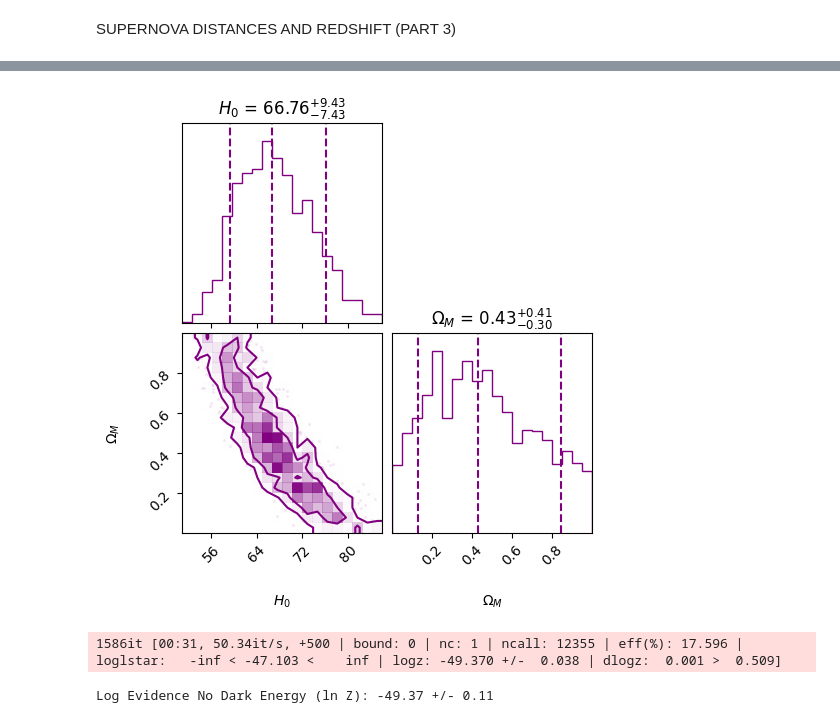
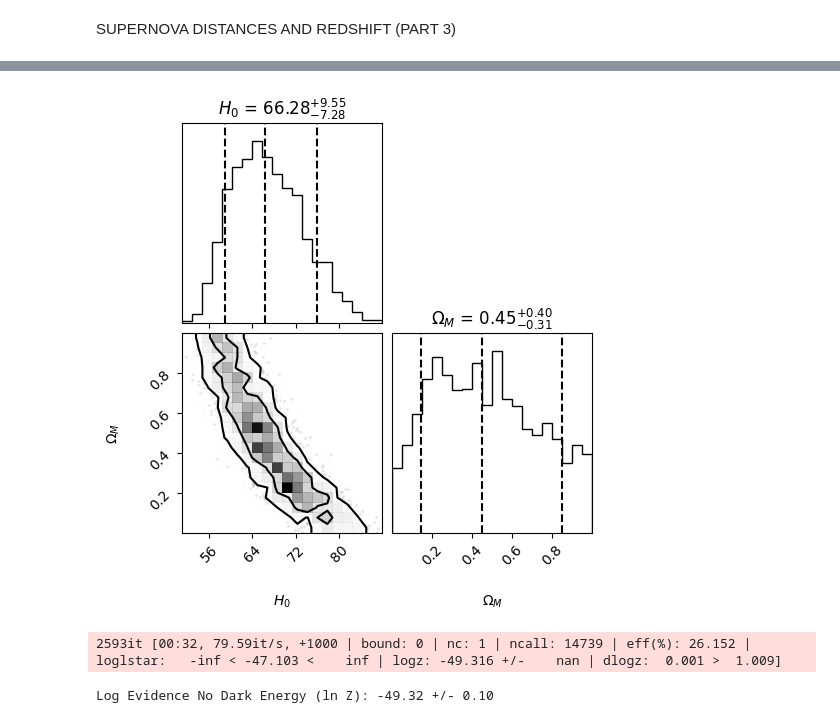
Before and after one commit to tgrisetti/astrostatistics_bicocca_2025, a Jupyter notebook: working/S18.ipynb, the cells around one changed output, grey strips where cells are left out. Drawn from its saved outputs; the diff is of its cells as text; code cells hidden in the pictures.

```diff
--- a/working/S18.ipynb
+++ b/working/S18.ipynb
@@ -401,5 +460,7 @@ State([[6.56461064e+01 3.72705571e-01]
 # %%
-# remoeve burn-in and thin the chains
-burn_in = 100
-tau = sampler.get_autocorr_time()
-emcee_trace = sampler.get_chain(discard=burn_in, thin=int(max(tau)), flat=True)
+#Perform an appropriate burn-in and thinning of the MCMC chain, and plot the posterior distribution of the parameters of the model.
+tau = sampler.get_autocorr_time() #(tau is a vector that contains the autocorrelation time for each parameter)
+burn_in = int(3 * np.max(tau))
+thin = int (np.max(tau)) # thinning factor to reduce the correlation between samples
+
+emcee_trace = sampler.get_chain(discard=burn_in, thin=thin, flat=True)
@@ -447,6 +535,24 @@ plt.show()
 # %%
 # Now we want to compare the previous model with the one without dark energy, i.e. with 0m=0
+
 # Use dynesty to do the model comparison and find the best fit parameters for the model without dark energy. Then plot the two models together in the z-mu plane to see which one fits better the data.
+
+def Log_Likelihood(theta, z_data, mu_data, dmu_data):
+
+    H0, Om = theta # 2 free parameters
+
+    cosmo = FlatLambdaCDM(H0=H0, Om0=Om, Tcmb0=2.725)
+
+    # compute the model distance modulus for all z in the data using the cosmology
+    model_mu = cosmo.distmod(z_data).value
+
+    chi2 = np.sum(((mu_data - model_mu) / dmu_data) ** 2)
+
+    if np.isnan(chi2) or np.isinf(chi2):
+        return -np.inf
+
+    return -0.5 * chi2
+
 
 # Log_Prior with a Prior Transform
 def prior_transform(u):
@@ -463,8 +569,8 @@ def prior_transform(u):
 
 
 def Log_Likelihood_NoDE(theta, z_data, mu_data, dmu_data):
-    # theta only contains H0 as parameter
-    H0 = theta[0]
+
+    H0 = theta[0] #Only 1 parameter (H0)
 
     # Om is strictly 1.0 (No Dark Energy)
     cosmo = FlatLambdaCDM(H0=H0, Om0=1.0, Tcmb0=2.725)
@@ -486,7 +592,7 @@ def prior_transform_NoDE(u):
 
     return theta
 # %%
-# Running the nested sampler for the 1 model (as before)
+# Running the nested sampler for the 1 model (H0 and Om)
 ndim = 2
 
 sampler = dynesty.NestedSampler(
@@ -494,14 +600,14 @@ sampler = dynesty.NestedSampler(
     prior_transform,
     ndim,
     logl_args=(z_sample, mu_sample, dmu),
-    nlive=500
+    nlive=1000
 )
 
 
 sampler.run_nested()
-
 results = sampler.results
 
+# Save the evidence
 logZ = results.logz[-1]
 logZ_err = results.logzerr[-1]
 
@@ -521,23 +627,23 @@ tfig, taxes = dyplot.traceplot(results, labels=labels)
 # %%
 samples = results.samples
-weights = np.exp(results.logwt - results.logz[-1])
+weights = np.exp(results.logwt - results.logz[-1]) # normalized weights (w_i/sum(w_i) but sum(w_i=Z))
+
 
 samples_equal = dyfunc.resample_equal(samples, weights)
 
 fig = corner.corner(
     samples_equal,
     labels=labels,
     quantiles=[0.10, 0.5, 0.90],
     show_titles=True,
     title_fmt=".2f",
     levels=(0.68, 0.95),
-    plot_density=True,
-    color='purple'
+    plot_density=True
 )
 
 fig.show()
 # %% [output]
-[figure, old version]
+[figure, new version]
 # %%
 # Running the nested sampler for the 2 model NoDE
 ndim = 1
@@ -547,7 +653,7 @@ sampler_NoDE = dynesty.NestedSampler(
     prior_transform_NoDE,
     ndim,
     logl_args=(z_sample, mu_sample, dmu),
-    nlive=500
+    nlive=1000
 )
 
 
@@ -555,13 +661,13 @@ sampler_NoDE.run_nested()
 
 results_NoDE = sampler_NoDE.results
 
-logZ = results_NoDE.logz[-1]
-logZ_err = results_NoDE.logzerr[-1]
+logZ_noDE = results_NoDE.logz[-1]
+logZ_err_noDE = results_NoDE.logzerr[-1]
 
-print(f"Log Evidence No Dark Energy (ln Z): {logZ:.2f} +/- {logZ_err:.2f}")
+print(f"Log Evidence No Dark Energy (ln Z): {logZ_noDE:.2f} +/- {logZ_err_noDE:.2f}")
 # %% [output]
-1586it [00:31, 50.34it/s, +500 | bound: 0 | nc: 1 | ncall: 12355 | eff(%): 17.596 | loglstar:   -inf < -47.103 <    inf | logz: -49.370 +/-  0.038 | dlogz:  0.001 >  0.509]
+2593it [00:32, 79.59it/s, +1000 | bound: 0 | nc: 1 | ncall: 14739 | eff(%): 26.152 | loglstar:   -inf < -47.103 <    inf | logz: -49.316 +/-    nan | dlogz:  0.001 >  1.009]
-Log Evidence No Dark Energy (ln Z): -49.37 +/- 0.11
+Log Evidence No Dark Energy (ln Z): -49.32 +/- 0.10
 # %%
 rfig, raxes = dyplot.runplot(results_NoDE)
 # %% [output]
```
Also changed, not shown: parts of 27 cells of this notebook, 8 other files.
